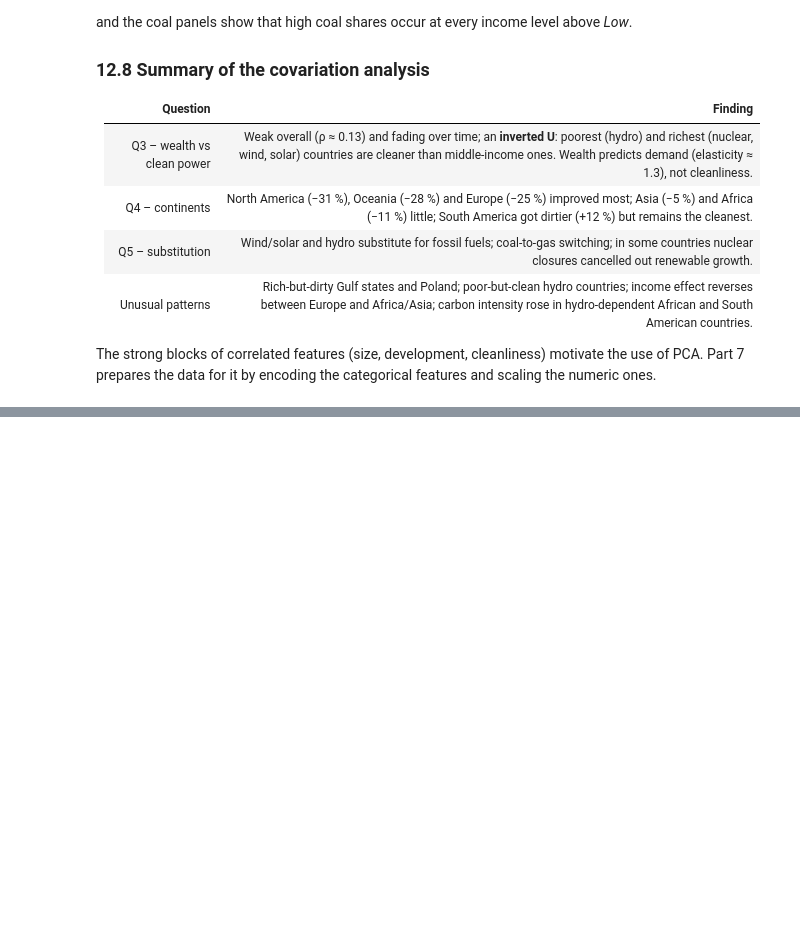
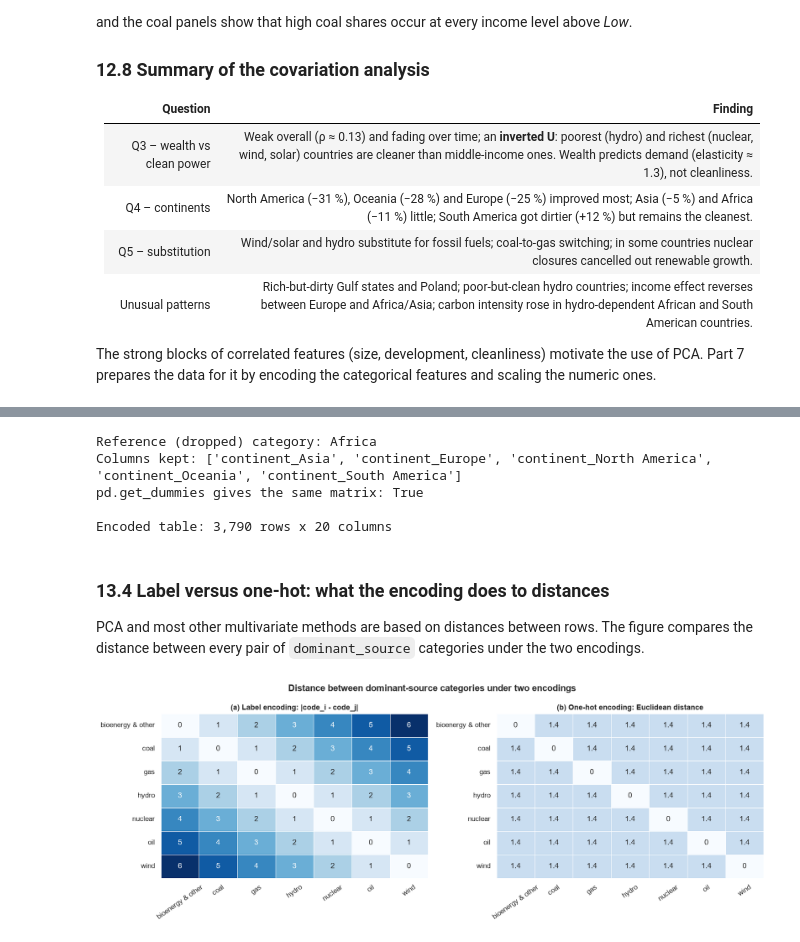
Before and after one commit to Md-Fahad2000/data_exploration_and_preparation_ca1, a Jupyter notebook: Energy_Transition_DEP.ipynb, the cells around one changed output, grey strips where cells are left out. Cells and saved outputs as stored; diff of their text form; code cells hidden in the pictures; blank space fills up the shorter version.

```diff
--- a/Energy_Transition_DEP.ipynb
+++ b/Energy_Transition_DEP.ipynb
@@ -2362,0 +2378,6 @@ prepares the data for it by encoding the categorical features and scaling the nu
+# %%
+from sklearn.preprocessing import LabelEncoder, OrdinalEncoder, OneHotEncoder, StandardScaler
+
+# Encoded columns are collected in a separate table next to the identifiers
+enc = eda[ID_COLS + CAT_COLS].copy()
+enc[CAT_COLS].describe()
@@ -2362,0 +2394,14 @@ prepares the data for it by encoding the categorical features and scaling the nu
+# %%
+label_enc = LabelEncoder()
+enc["dominant_source_label"] = label_enc.fit_transform(eda["dominant_source"])
+
+# The mapping learned by the encoder
+label_map = pd.DataFrame({"dominant_source": label_enc.classes_,
+                          "label": range(len(label_enc.classes_))}).set_index("dominant_source")
+label_map["rows"] = eda["dominant_source"].value_counts()
+display(label_map.T)
+
+# The encoding is reversible: decoding the labels gives back the original categories
+decoded = label_enc.inverse_transform(enc["dominant_source_label"])
+print("Inverse transform recovers every category:", (decoded == eda["dominant_source"].values).all())
+enc[["country", "year", "dominant_source", "dominant_source_label"]].sample(5, random_state=RANDOM_STATE)
@@ -2362,0 +2504,51 @@ prepares the data for it by encoding the categorical features and scaling the nu
+# %%
+# Because the columns always sum to 1, one of them is redundant (the "dummy variable trap"):
+# it can be predicted perfectly from the others. drop="first" removes the first category, which
+# then becomes the reference level (all zeros).
+onehot_drop = OneHotEncoder(sparse_output=False, dtype=int, drop="first")
+cont_oh_drop = pd.DataFrame(onehot_drop.fit_transform(eda[["continent"]]),
+                            columns=onehot_drop.get_feature_names_out(["continent"]), index=eda.index)
+print("Reference (dropped) category:", onehot_drop.categories_[0][0])
+print("Columns kept:", cont_oh_drop.columns.tolist())
+
+# pandas offers the same transformation; check that both give identical results
+dummies = pd.get_dummies(eda["continent"], prefix="continent", drop_first=True, dtype=int)
+print("pd.get_dummies gives the same matrix:", (dummies.values == cont_oh_drop.values).all())
+
+# One-hot encoding of dominant_source, for comparison with the label encoding
+src_onehot = OneHotEncoder(sparse_output=False, dtype=int)
+src_oh = pd.DataFrame(src_onehot.fit_transform(eda[["dominant_source"]]),
+                      columns=src_onehot.get_feature_names_out(["dominant_source"]), index=eda.index)
+
+enc = pd.concat([enc, cont_oh_drop, src_oh], axis=1)
+print(f"\nEncoded table: {enc.shape[0]:,} rows x {enc.shape[1]} columns")
+# %% [output]
+Reference (dropped) category: Africa
+Columns kept: ['continent_Asia', 'continent_Europe', 'continent_North America', 'continent_Oceania', 'continent_South America']
+pd.get_dummies gives the same matrix: True
+
+Encoded table: 3,790 rows x 20 columns
+# %% [markdown]
+### 13.4 Label versus one-hot: what the encoding does to distances
+PCA and most other multivariate methods are based on distances between rows. The figure compares the
+distance between every pair of `dominant_source` categories under the two encodings.
+# %%
+cats = label_enc.classes_
+label_dist = pd.DataFrame(np.abs(np.subtract.outer(np.arange(len(cats)), np.arange(len(cats)))),
+                          index=cats, columns=cats)
+onehot_vectors = np.eye(len(cats))
+onehot_dist = pd.DataFrame(np.sqrt(((onehot_vectors[:, None, :] - onehot_vectors[None, :, :]) ** 2).sum(-1)),
+                           index=cats, columns=cats)
+
+fig, axes = plt.subplots(1, 2, figsize=(15, 5.5))
+for ax, (dist, title) in zip(axes, [(label_dist, "(a) Label encoding: |code_i - code_j|"),
+                                    (onehot_dist, "(b) One-hot encoding: Euclidean distance")]):
+    sns.heatmap(dist, annot=True, fmt=".2g", cmap="Blues", cbar=False, ax=ax, linewidths=0.5,
+                vmin=0, vmax=6)
+    ax.set_title(title); ax.tick_params(axis="x", rotation=35); ax.tick_params(axis="y", rotation=0)
+fig.suptitle("Distance between dominant-source categories under two encodings", fontweight="bold")
+fig.tight_layout()
+save_fig(fig, "fig20_label_vs_onehot")
+plt.show()
+# %% [output]
+[figure, added]
```
Also changed, not shown: parts of 21 cells of this notebook, 3 other files.
